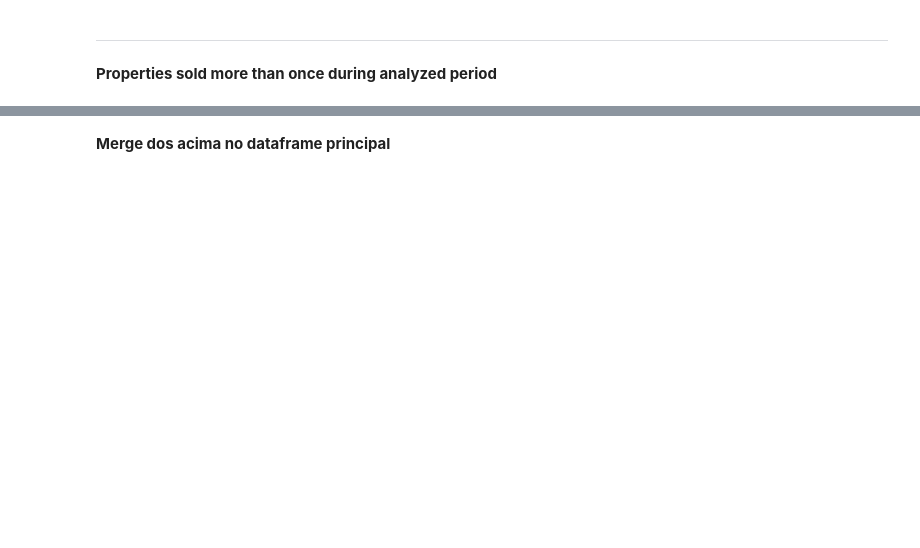
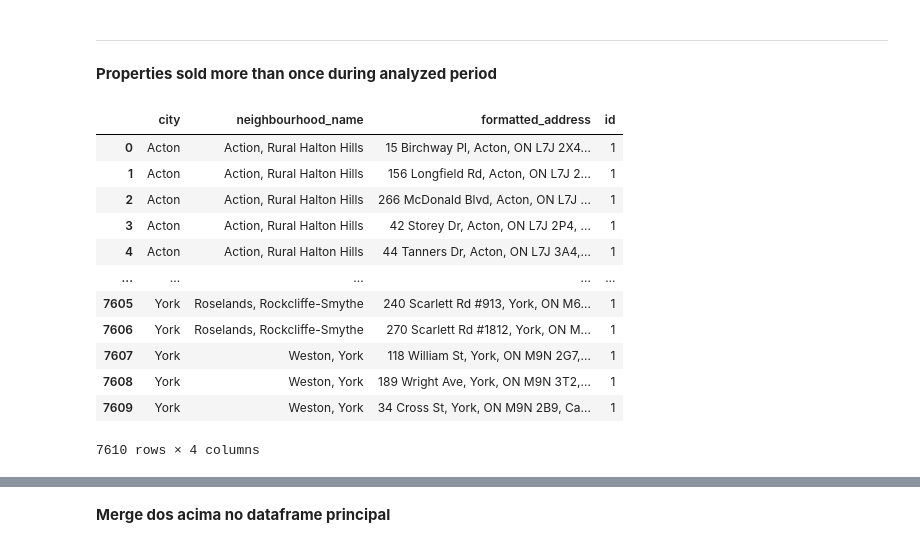
Before and after one commit to Victorgmvalente/gta_houses, a Jupyter notebook: gta_houses_analysis_Will.ipynb, the cells around one changed output, grey strips where cells are left out. Cells and saved outputs as stored; diff of their text form; code cells hidden in the pictures; blank space fills up the shorter version.

```diff
--- a/gta_houses_analysis_Will.ipynb
+++ b/gta_houses_analysis_Will.ipynb
@@ -551,0 +538,3 @@ Index(['id', 'last_updated_str', 'properly_city_code', 'community',
+# %%
+df3 = df2_nonull.copy() # copy pq senao as alteracoes de um vao ser aplicadas no outro
+df3.columns
@@ -970,9 +980,9 @@ df3.columns
 # %%
-df3.insert(loc = 11,
-            column= 'days-mrkt',
-            value = df3_days_market)
+#df3.insert(loc = 11,
+            #column= 'days-mrkt',
+            #value = df3_days_market)
 
-df3.columns
+#df3.columns
 # %% [markdown]
 ***
 # %% [markdown]
@@ -984,22 +994,36 @@ __Properties sold more than once during analyzed period__
 # %%
 #df3_flipped = df3.groupby(['city',
                             #'neighbourhood_name',
                             #'formatted_address'],
                             #as_index = False).agg({'formatted_address':'count'})
 
 #df3_flipped = df3.groupby(['city',
 #                            'neighbourhood_name',
 #                            'formatted_address'],
 #                            as_index = False).agg({'formatted_address':'count'})
 
 
 #df3_flipped.rename(columns= {'price/sqft':'price/sqft_prprty_tp'},
                                             #inplace = True)
 
 
 df3_flipped = df3.groupby(['city',
                             'neighbourhood_name',
                             'formatted_address'],
-                            as_index = False).agg({'formatted_address':'count'})
+                            as_index = False).agg({'id':'count'})
 
 df3_flipped #muito poucas propriedades repetidas, talvez tenha pequenas diferencas no endereco da mesma propriedade
+# %% [output]
+|  | city | neighbourhood_name | formatted_address | id |
+| 0 | Acton | Action, Rural Halton Hills | 15 Birchway Pl, Acton, ON L7J 2X4... | 1 |
+| 1 | Acton | Action, Rural Halton Hills | 156 Longfield Rd, Acton, ON L7J 2... | 1 |
+| 2 | Acton | Action, Rural Halton Hills | 266 McDonald Blvd, Acton, ON L7J ... | 1 |
+| 3 | Acton | Action, Rural Halton Hills | 42 Storey Dr, Acton, ON L7J 2P4, ... | 1 |
+| 4 | Acton | Action, Rural Halton Hills | 44 Tanners Dr, Acton, ON L7J 3A4,... | 1 |
+| ... | ... | ... | ... | ... |
+| 7605 | York | Roselands, Rockcliffe-Smythe | 240 Scarlett Rd #913, York, ON M6... | 1 |
+| 7606 | York | Roselands, Rockcliffe-Smythe | 270 Scarlett Rd #1812, York, ON M... | 1 |
+| 7607 | York | Weston, York | 118 William St, York, ON M9N 2G7,... | 1 |
+| 7608 | York | Weston, York | 189 Wright Ave, York, ON M9N 3T2,... | 1 |
+| 7609 | York | Weston, York | 34 Cross St, York, ON M9N 2B9, Ca... | 1 |
+7610 rows × 4 columns
```
Also changed, not shown: parts of 42 cells of this notebook.
